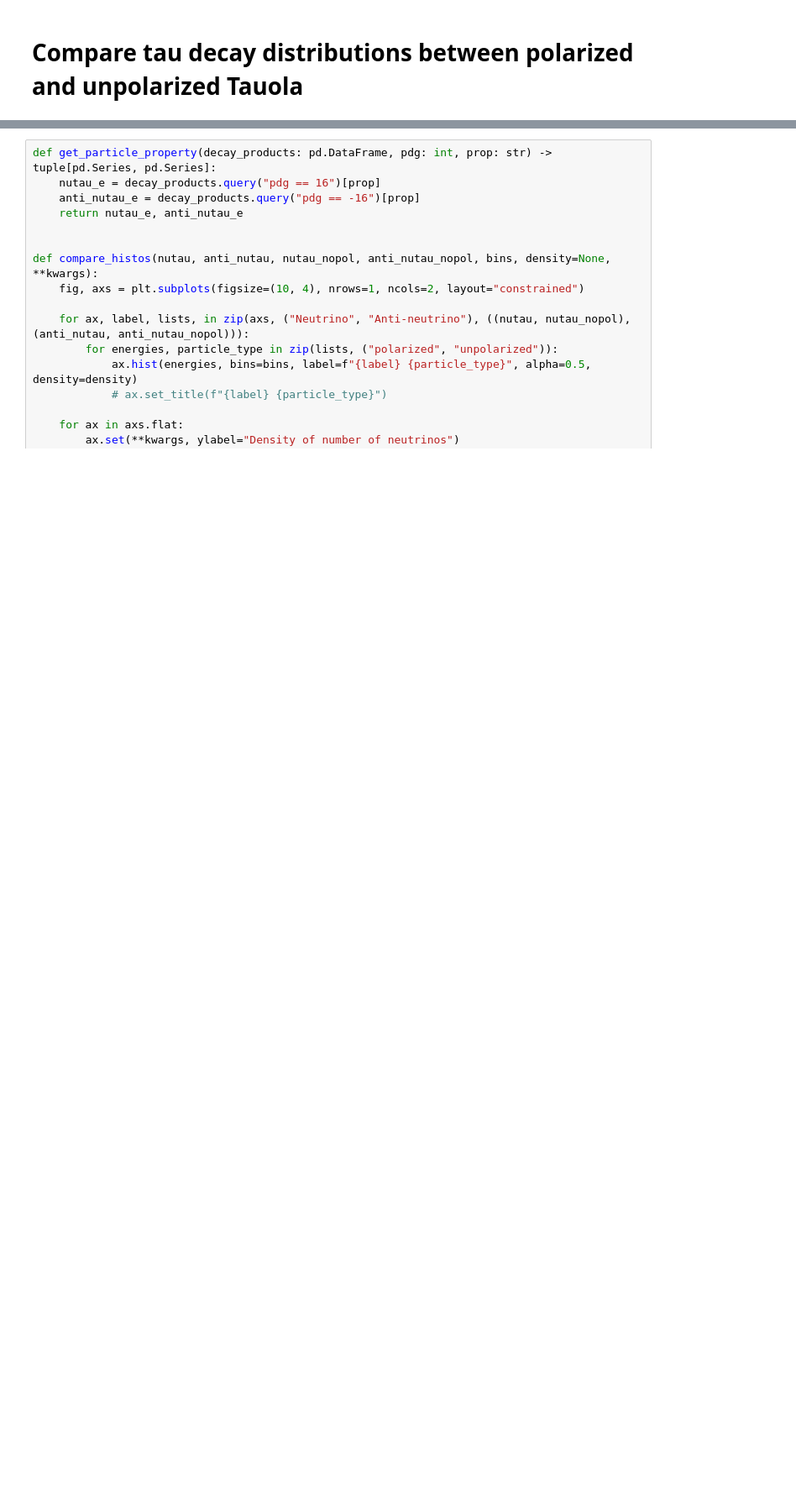
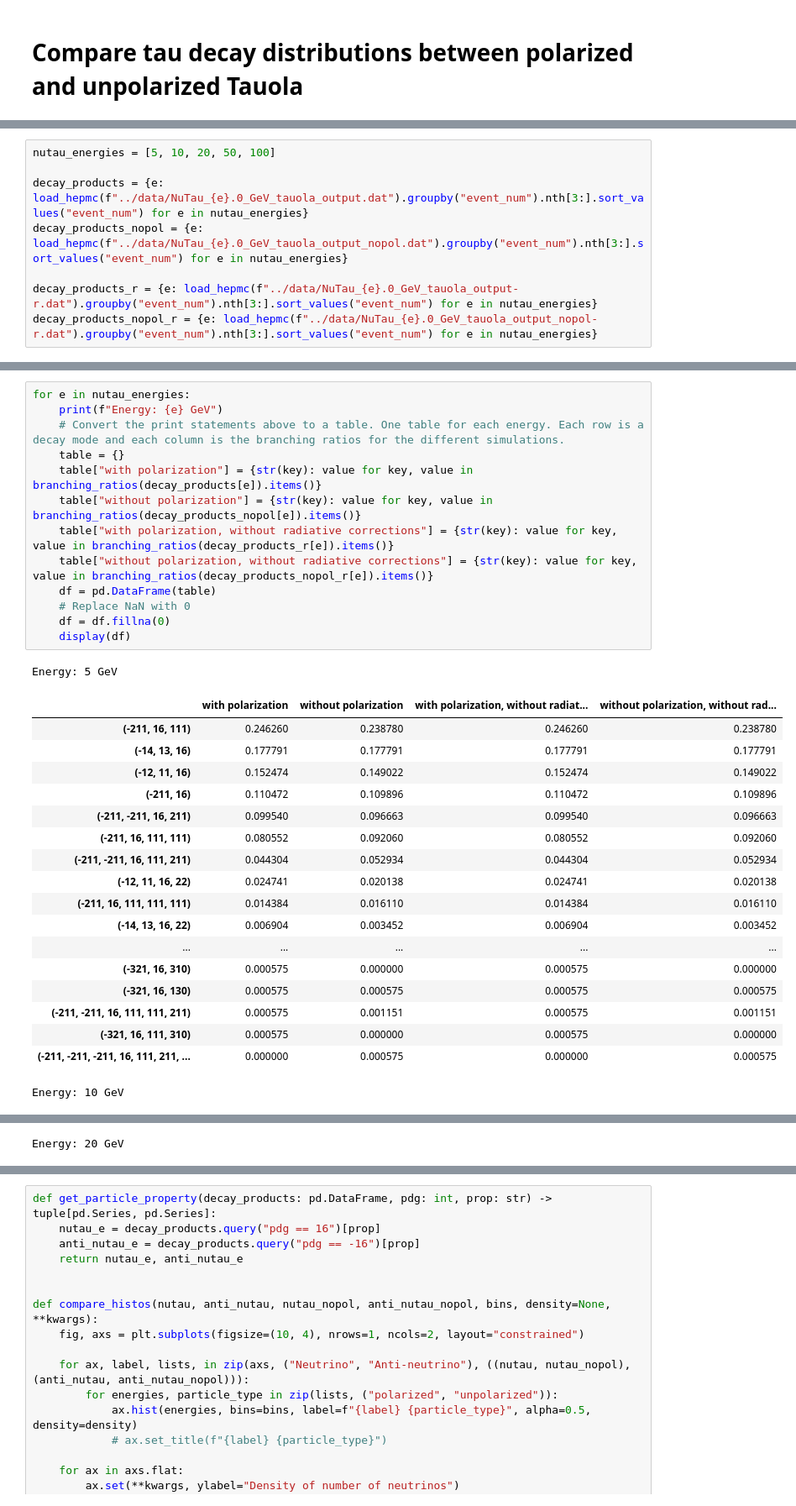
Before and after one commit to simonthor/tau-polarization-icecube, a Jupyter notebook: icecube-tau-decays/tauola_pol.ipynb, the cells around one changed output, grey strips where cells are left out. Shown: that part at 84% size. Saved outputs shown, nothing was run; the diff lists cells and outputs as text; blank space fills up the shorter version.

```diff
--- a/icecube-tau-decays/tauola_pol.ipynb
+++ b/icecube-tau-decays/tauola_pol.ipynb
@@ -60,0 +15,8 @@ decay_products_nopol = load_hepmc("../data/tauola_output_genie_nopol_e5.dat").gr
+# %%
+nutau_energies = [5, 10, 20, 50, 100]
+
+decay_products = {e: load_hepmc(f"../data/NuTau_{e}.0_GeV_tauola_output.dat").groupby("event_num").nth[3:].sort_values("event_num") for e in nutau_energies}
+decay_products_nopol = {e: load_hepmc(f"../data/NuTau_{e}.0_GeV_tauola_output_nopol.dat").groupby("event_num").nth[3:].sort_values("event_num") for e in nutau_energies}
+
+decay_products_r = {e: load_hepmc(f"../data/NuTau_{e}.0_GeV_tauola_output-r.dat").groupby("event_num").nth[3:].sort_values("event_num") for e in nutau_energies}
+decay_products_nopol_r = {e: load_hepmc(f"../data/NuTau_{e}.0_GeV_tauola_output_nopol-r.dat").groupby("event_num").nth[3:].sort_values("event_num") for e in nutau_energies}
@@ -60,0 +44,33 @@ decay_products_nopol = load_hepmc("../data/tauola_output_genie_nopol_e5.dat").gr
+# %%
+for e in nutau_energies:
+    print(f"Energy: {e} GeV")
+    # Convert the print statements above to a table. One table for each energy. Each row is a decay mode and each column is the branching ratios for the different simulations.
+    table = {}
+    table["with polarization"] = {str(key): value for key, value in branching_ratios(decay_products[e]).items()}
+    table["without polarization"] = {str(key): value for key, value in branching_ratios(decay_products_nopol[e]).items()}
+    table["with polarization, without radiative corrections"] = {str(key): value for key, value in branching_ratios(decay_products_r[e]).items()}
+    table["without polarization, without radiative corrections"] = {str(key): value for key, value in branching_ratios(decay_products_nopol_r[e]).items()}
+    df = pd.DataFrame(table)
+    # Replace NaN with 0
+    df = df.fillna(0)
+    display(df)
+# %% [output]
+Energy: 5 GeV
+|  | with polarization | without polarization | with polarization, without radiat... | without polarization, without rad... |
+| (-211, 16, 111) | 0.246260 | 0.238780 | 0.246260 | 0.238780 |
+| (-14, 13, 16) | 0.177791 | 0.177791 | 0.177791 | 0.177791 |
+| (-12, 11, 16) | 0.152474 | 0.149022 | 0.152474 | 0.149022 |
+| (-211, 16) | 0.110472 | 0.109896 | 0.110472 | 0.109896 |
+| (-211, -211, 16, 211) | 0.099540 | 0.096663 | 0.099540 | 0.096663 |
+| (-211, 16, 111, 111) | 0.080552 | 0.092060 | 0.080552 | 0.092060 |
+| (-211, -211, 16, 111, 211) | 0.044304 | 0.052934 | 0.044304 | 0.052934 |
+| (-12, 11, 16, 22) | 0.024741 | 0.020138 | 0.024741 | 0.020138 |
+| (-211, 16, 111, 111, 111) | 0.014384 | 0.016110 | 0.014384 | 0.016110 |
+| (-14, 13, 16, 22) | 0.006904 | 0.003452 | 0.006904 | 0.003452 |
+| ... | ... | ... | ... | ... |
+| (-321, 16, 310) | 0.000575 | 0.000000 | 0.000575 | 0.000000 |
+| (-321, 16, 130) | 0.000575 | 0.000575 | 0.000575 | 0.000575 |
+| (-211, -211, 16, 111, 111, 211) | 0.000575 | 0.001151 | 0.000575 | 0.001151 |
+| (-321, 16, 111, 310) | 0.000575 | 0.000000 | 0.000575 | 0.000000 |
+| (-211, -211, -211, 16, 111, 211, ... | 0.000000 | 0.000575 | 0.000000 | 0.000575 |
+Energy: 10 GeV
@@ -60,0 +94 @@ decay_products_nopol = load_hepmc("../data/tauola_output_genie_nopol_e5.dat").gr
+Energy: 20 GeV
```
Also changed, not shown: parts of 9 cells of this notebook.
